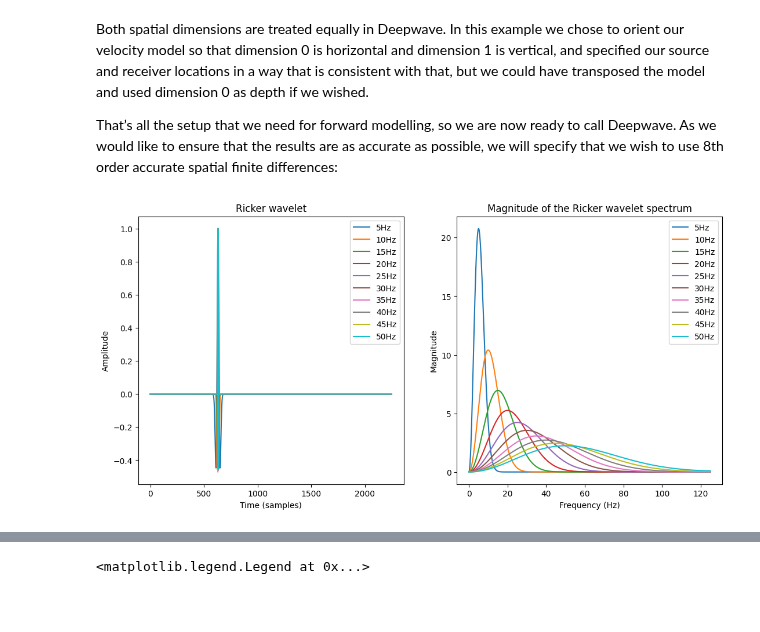
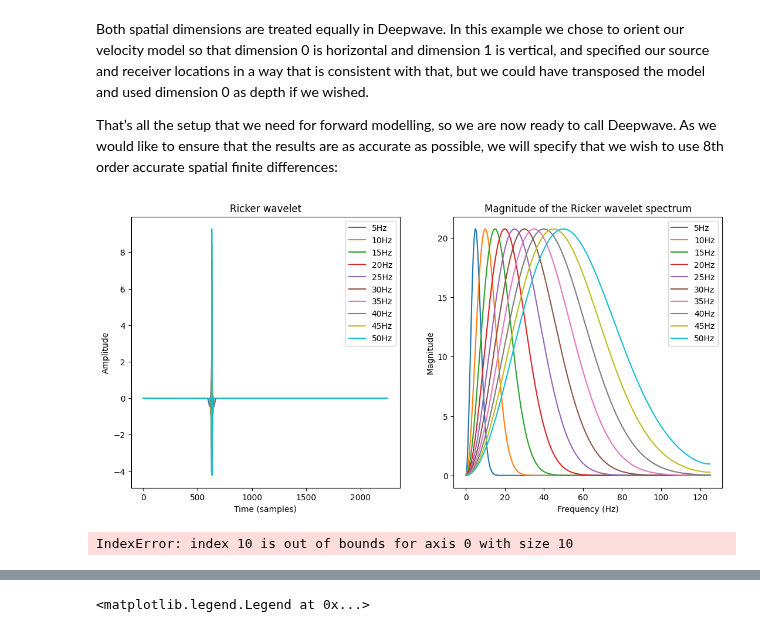
Before and after one commit to aissah/coherence_analysis_histroy, a Jupyter notebook: event_frequency_effects.ipynb, the cells around one changed output, grey strips where cells are left out. Saved outputs shown, nothing was run; the diff lists cells and outputs as text; code cells hidden in the pictures; blank space fills up the shorter version.

```diff
--- a/event_frequency_effects.ipynb
+++ b/event_frequency_effects.ipynb
@@ -97,31 +97,32 @@ That’s all the setup that we need for forward modelling, so we are now ready t
 # %%
 plt.figure(figsize=(13, 6))
 peak_time = 50.5 / freqs[3]
 for freq in freqs:
     # peak_time = 50.5 / freq
     ricker_wavelet = deepwave.wavelets.ricker(freq, nt, dt, peak_time)
     # normalize the wavelet
-    ricker_wavelet /= torch.max(torch.abs(ricker_wavelet))
+    # ricker_wavelet /= torch.max(torch.abs(ricker_wavelet))
+    ricker_wavelet *= max(freqs.index(freq)+1, 1)
 
     plt.subplot(121)
     plt.plot(ricker_wavelet, label=f"{freq}Hz")
     plt.title('Ricker wavelet')
     plt.xlabel('Time (samples)')
     plt.ylabel('Amplitude')
     plt.legend()
     plt.subplot(122)
     absolute_spectra = np.fft.rfft(ricker_wavelet)
     frequencies = np.fft.rfftfreq(len(ricker_wavelet), dt)
 
     # plt.plot(frequencies, np.absolute(absolute_spectra))
     # plt.plot(frequencies, np.angle(absolute_spectra), label="Phase")
     plt.plot(frequencies, np.absolute(absolute_spectra), label=f"{freq}Hz")
     plt.xlabel('Frequency (Hz)')
     plt.ylabel('Magnitude')
     plt.title('Magnitude of the Ricker wavelet spectrum')
     plt.legend()
 # %% [output]
-[figure, old version]
+[figure, new version]
 # %%
 win_len = 1
 overlap = 0
@@ -137,9 +138,12 @@ noise_detection_svd = np.empty((len(freqs), num_frames))
 for freq in freqs:
     f_ind = freqs.index(freq)
     peak_time = 20 / freq
+    ricker_wavelet = deepwave.wavelets.ricker(freq, nt, dt, peak_time)
+    # attain same maximum magnitude of wavelet for all frequencies
+    ricker_wavelet *= max(freqs.index(freq)+1, 1)
     # source_amplitudes
     source_amplitudes = (
-        deepwave.wavelets.ricker(freq, nt, dt, peak_time)
+        ricker_wavelet
         .repeat(n_shots, n_sources_per_shot, 1)
         .to(device)
     )
@@ -178,11 +182,11 @@ for freq in freqs:
     for d in range(num_frames):
         eigenvals = np.linalg.eigvalsh(coherence[d])
         eigenvals = np.sort(eigenvals)[::-1]
-        event_detection[d] = np.max(eigenvals)/np.sum(eigenvals)
+        event_detection[f_ind,d] = np.max(eigenvals)/np.sum(eigenvals)
 
         eigenvals = np.linalg.eigvalsh(coherence_noise[d])
         eigenvals = np.sort(eigenvals)[::-1]
-        noise_detection[d] = np.max(eigenvals)/np.sum(eigenvals)
+        noise_detection[f_ind,d] = np.max(eigenvals)/np.sum(eigenvals)
 
 
     for d in range(num_frames):
@@ -191,24 +195,26 @@ for freq in freqs:
         RRH = R@(np.matrix(R).H)
         # diag is of sqrt(RR^*)
         qr_approx2 = np.power(np.diag(RRH),0.5)
-        event_detection_qr[d] = np.max(qr_approx2)/np.sum(qr_approx2)
+        event_detection_qr[f_ind,d] = np.max(qr_approx2)/np.sum(qr_approx2)
 
         Q,R = np.linalg.qr(norm_win_spectra_noise[d])
         RRH = R@(np.matrix(R).H)
         # diag is of sqrt(RR^*)
         qr_approx2 = np.power(np.diag(RRH),1)
-        noise_detection_qr[d] = np.max(qr_approx2)/np.sum(qr_approx2)
+        noise_detection_qr[f_ind,d] = np.max(qr_approx2)/np.sum(qr_approx2)
 
     for d in range(num_frames):
         U, S, Vh = np.linalg.svd(norm_win_spectra[d])
         svd_approx2 = S**1
         # svd_approx2 = np.sort(S)[::-1]**2
-        event_detection_svd[d] = np.max(svd_approx2)/np.sum(svd_approx2)
+        event_detection_svd[f_ind,d] = np.max(svd_approx2)/np.sum(svd_approx2)
 
         U, S, Vh = np.linalg.svd(norm_win_spectra_noise[d])
         svd_approx2 = S**1
         # svd_approx2 = np.sort(S)[::-1]**2
-        noise_detection_svd[d] = np.max(svd_approx2)/np.sum(svd_approx2)
+        noise_detection_svd[f_ind,d] = np.max(svd_approx2)/np.sum(svd_approx2)
+# %% [output]
+IndexError: index 10 is out of bounds for axis 0 with size 10
 # %%
 coherence_data = receiver_amplitudes[0].cpu().numpy()
 nr, nc = coherence_data.shape
```
Also changed, not shown: parts of 4 cells of this notebook.
